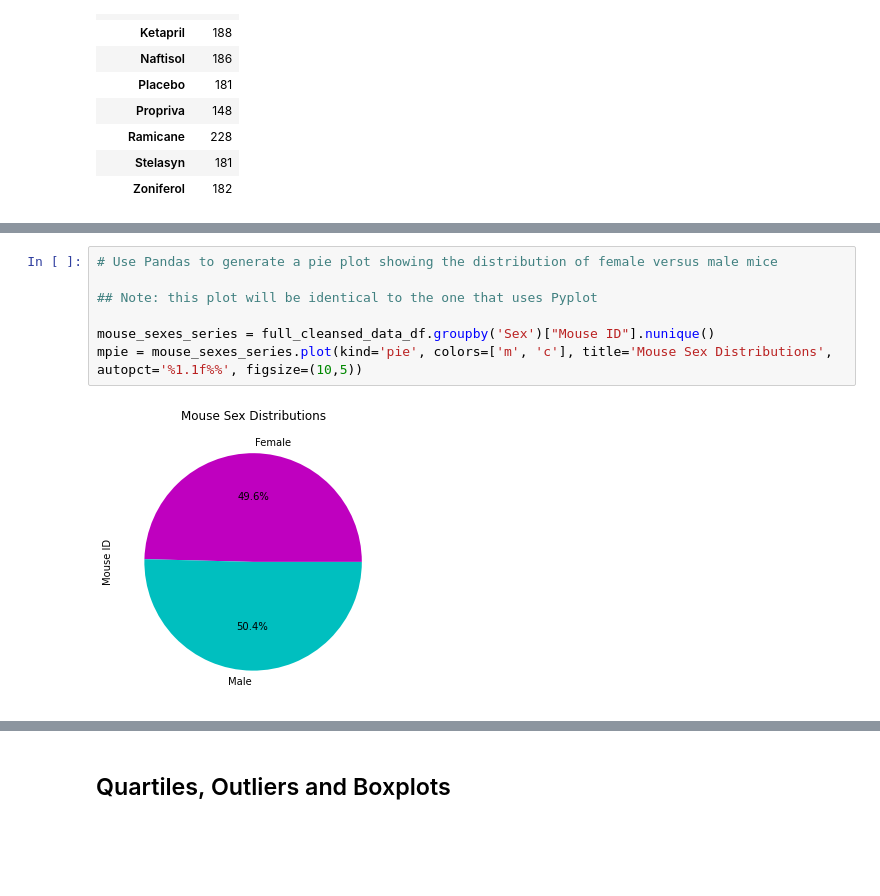
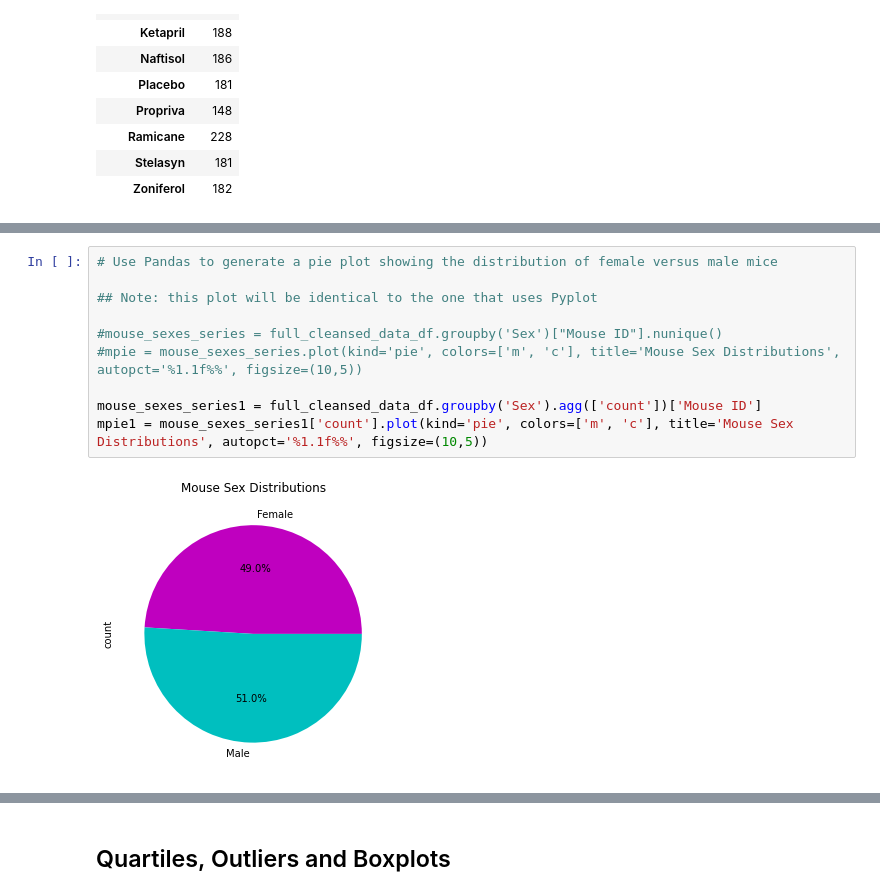
Before and after one commit to ande3674/matplotlib-challenge, a Jupyter notebook: pymaceuticals_starter.ipynb, the cells around one changed output, grey strips where cells are left out. Cells and saved outputs as stored; diff of their text form; blank space fills up the shorter version.

Commit message:
fix pie charts

```diff
--- a/pymaceuticals_starter.ipynb
+++ b/pymaceuticals_starter.ipynb
@@ -212,12 +212,15 @@ plt.show()
 # %%
 # Use Pandas to generate a pie plot showing the distribution of female versus male mice
 
 ## Note: this plot will be identical to the one that uses Pyplot
 
-mouse_sexes_series = full_cleansed_data_df.groupby('Sex')["Mouse ID"].nunique()
-mpie = mouse_sexes_series.plot(kind='pie', colors=['m', 'c'], title='Mouse Sex Distributions', autopct='%1.1f%%', figsize=(10,5))
+#mouse_sexes_series = full_cleansed_data_df.groupby('Sex')["Mouse ID"].nunique()
+#mpie = mouse_sexes_series.plot(kind='pie', colors=['m', 'c'], title='Mouse Sex Distributions', autopct='%1.1f%%', figsize=(10,5))
+
+mouse_sexes_series1 = full_cleansed_data_df.groupby('Sex').agg(['count'])['Mouse ID']
+mpie1 = mouse_sexes_series1['count'].plot(kind='pie', colors=['m', 'c'], title='Mouse Sex Distributions', autopct='%1.1f%%', figsize=(10,5))
 # %% [output]
-[figure, old version]
+[figure, new version]
 # %%
 # Use Pyplot to generate a pie plot showing the distribution of female versus male mice
 
```
Also changed, not shown: parts of 3 cells of this notebook.
